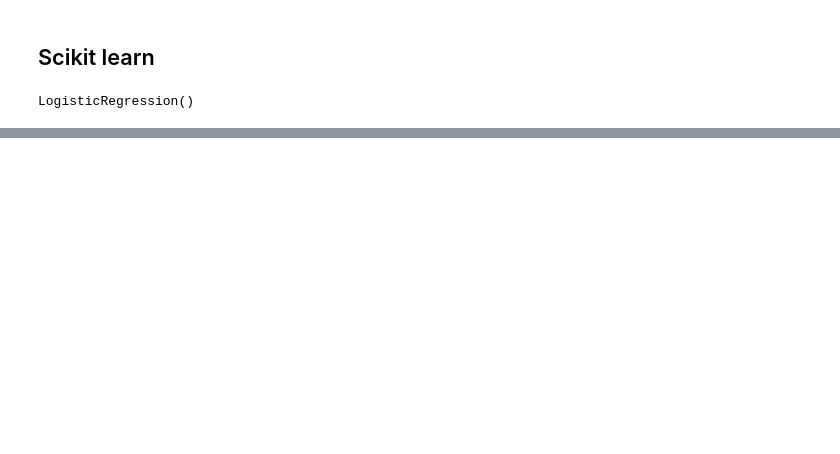
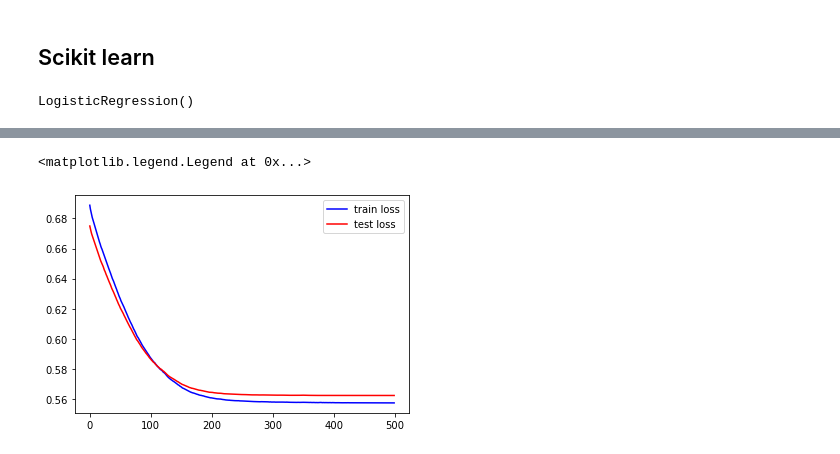
Before and after one commit to enjoy-365/AI_Programming_2022, a Jupyter notebook: week3/3.2) logistic regression.ipynb, the cells around one changed output, grey strips where cells are left out. Saved outputs shown, nothing was run; the diff lists cells and outputs as text; code cells hidden in the pictures; blank space fills up the shorter version.

Commit message:
add keras tensorflow

```diff
--- a/week3/3.2) logistic regression.ipynb
+++ b/week3/3.2) logistic regression.ipynb
@@ -69,6 +69,10 @@ cov1 = np.array([[.1, .02],[.02, .1]])
 cov2 = np.array([[.1, .02],[.02, .1]])
 data1 = np.random.multivariate_normal(mean1, cov1, datanum1)
 data2 = np.random.multivariate_normal(mean2, cov2, datanum2)
+tstdatanum1 = 100
+tstdatanum2 = 100
+tstdata1 = np.random.multivariate_normal(mean1, cov1, tstdatanum1)
+tstdata2 = np.random.multivariate_normal(mean2, cov2, tstdatanum2)
 y = np.empty([datanum1+datanum2,1])
 y[:datanum1] = 1
 y[datanum1:datanum1+datanum2] = 0
@@ -186,0 +193,12 @@ plt.show()
+# %%
+import tensorflow as tf
+
+from tensorflow.keras.datasets import mnist
+from tensorflow.keras.models import Sequential
+from tensorflow.keras.layers import Dense
+import tensorflow.keras as keras
+
+x_train = np.concatenate((data1, data2), axis=0)
+y_train = np.concatenate((np.ones(datanum1), np.zeros(datanum2)))  # label of class 1: 1, label of class 2: 0
+x_test = np.concatenate((tstdata1, tstdata2), axis=0)
+y_test = np.concatenate((np.ones(tstdatanum1), np.zeros(tstdatanum2)))
@@ -186,0 +210,6 @@ plt.show()
+# %%
+model = Sequential()
+model.add(Dense(units=1, activation='sigmoid', input_shape=(2,), kernel_regularizer=keras.regularizers.l2(0.1)))   # caution: not 'softmax' or 'relu'
+model.summary()
+
+model.compile(loss='binary_crossentropy', metrics=['accuracy'])
@@ -186,0 +227,5 @@ plt.show()
+# %%
+history = model.fit(x_train, y_train,
+                    epochs=500,
+                    verbose=1,
+                    validation_data=(x_test, y_test))
@@ -186,0 +270,8 @@ plt.show()
+# %%
+fig, ax = plt.subplots()
+ax.plot(history.history['loss'], 'b', label='train loss')
+ax.plot(history.history['val_loss'], 'r', label='test loss')
+ax.legend()
+# %% [output]
+<matplotlib.legend.Legend at 0x...>
+[figure, added]
```
Also changed, not shown: parts of 18 cells of this notebook.
